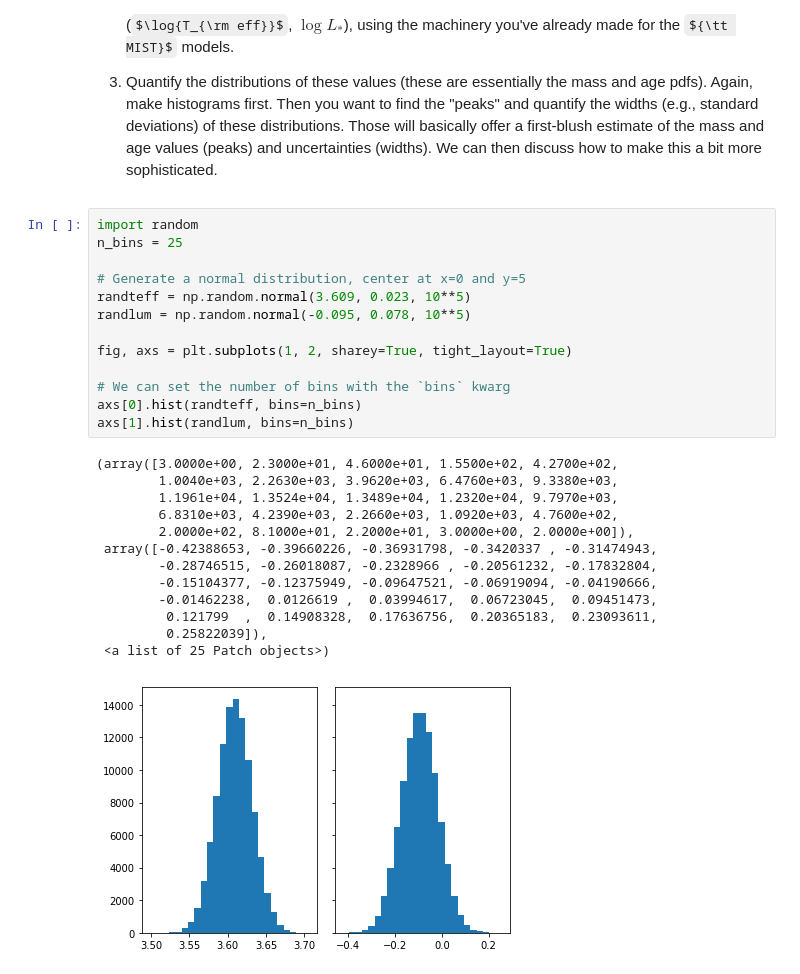
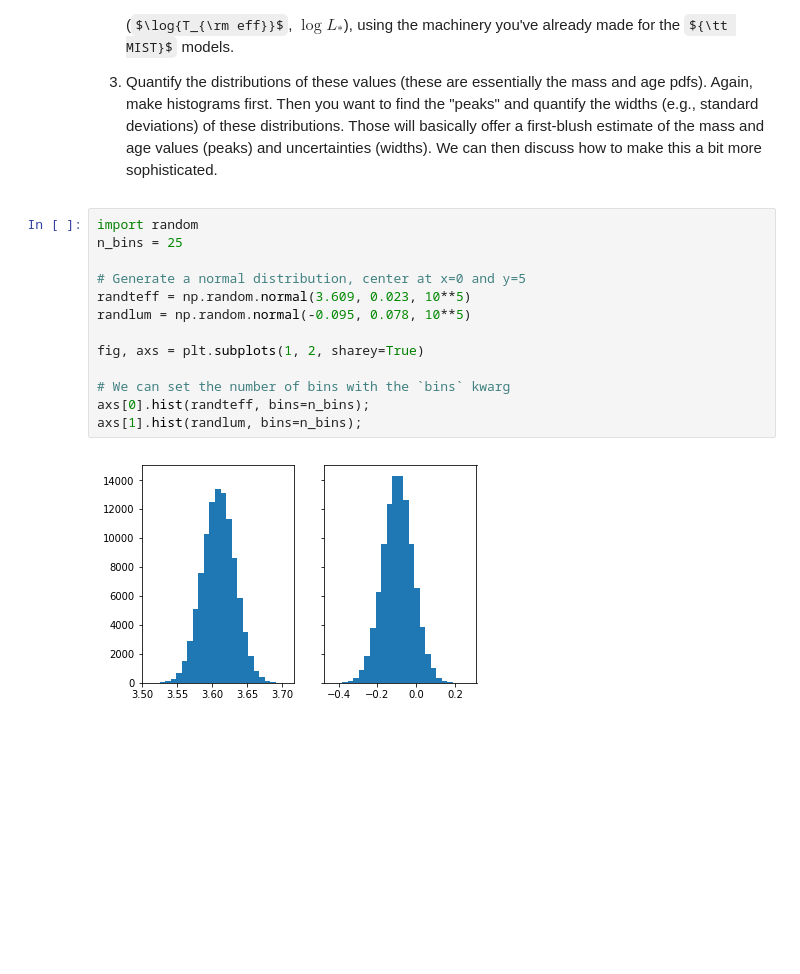
Before and after one commit to seanandrews/dyn-masses, a Jupyter notebook: notebooks/Justin's Notes/The HR Diagram.ipynb, the cells around one changed output. Saved outputs shown, nothing was run; the diff lists cells and outputs as text; some formulas as TeX source; blank space fills up the shorter version.

```diff
--- a/notebooks/Justin's Notes/The HR Diagram.ipynb
+++ b/notebooks/Justin's Notes/The HR Diagram.ipynb
@@ -659,30 +659,18 @@ Consider a measurement: $\log{T_{\rm eff}} = 3.609 \pm 0.023$ and $\log{L_\ast}
 # %%
 import random
 n_bins = 25
 
 # Generate a normal distribution, center at x=0 and y=5
 randteff = np.random.normal(3.609, 0.023, 10**5)
 randlum = np.random.normal(-0.095, 0.078, 10**5)
 
-fig, axs = plt.subplots(1, 2, sharey=True, tight_layout=True)
+fig, axs = plt.subplots(1, 2, sharey=True)
 
 # We can set the number of bins with the `bins` kwarg
-axs[0].hist(randteff, bins=n_bins)
-axs[1].hist(randlum, bins=n_bins)
+axs[0].hist(randteff, bins=n_bins);
+axs[1].hist(randlum, bins=n_bins);
 # %% [output]
-(array([3.0000e+00, 2.3000e+01, 4.6000e+01, 1.5500e+02, 4.2700e+02,
-        1.0040e+03, 2.2630e+03, 3.9620e+03, 6.4760e+03, 9.3380e+03,
-        1.1961e+04, 1.3524e+04, 1.3489e+04, 1.2320e+04, 9.7970e+03,
-        6.8310e+03, 4.2390e+03, 2.2660e+03, 1.0920e+03, 4.7600e+02,
-        2.0000e+02, 8.1000e+01, 2.2000e+01, 3.0000e+00, 2.0000e+00]),
- array([-0.42388653, -0.39660226, -0.36931798, -0.3420337 , -0.31474943,
-        -0.28746515, -0.26018087, -0.2328966 , -0.20561232, -0.17832804,
-        -0.15104377, -0.12375949, -0.09647521, -0.06919094, -0.04190666,
-        -0.01462238,  0.0126619 ,  0.03994617,  0.06723045,  0.09451473,
-         0.121799  ,  0.14908328,  0.17636756,  0.20365183,  0.23093611,
-         0.25822039]),
- <a list of 25 Patch objects>)
-[figure, old version]
+[figure, new version]
 # %%
 randpoints = np.column_stack((randteff, randlum))
 
```
Also changed, not shown: parts of 11 cells of this notebook, 1 other file.
